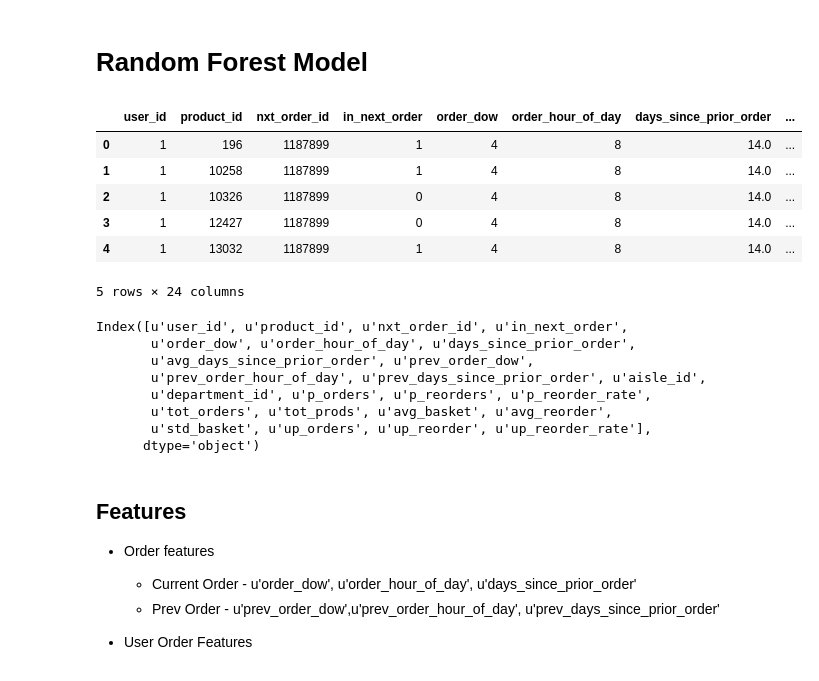
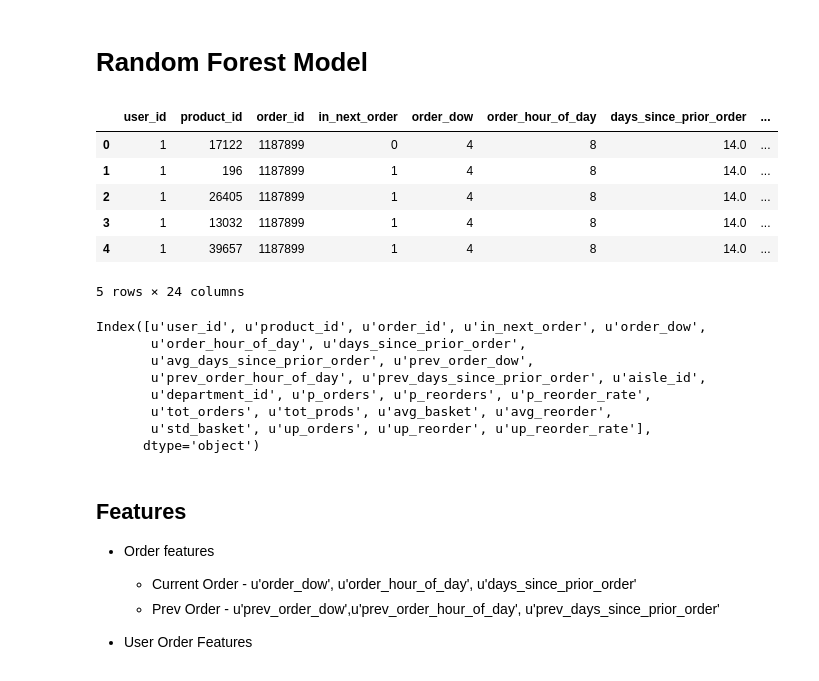
Before and after one commit to subramgo/Instacart, a Jupyter notebook: Model_03_01.ipynb, the cells around one changed output. Cells and saved outputs as stored; diff of their text form; code cells hidden in the pictures.

```diff
--- a/Model_03_01.ipynb
+++ b/Model_03_01.ipynb
@@ -3,23 +3,23 @@
 # %%
 import numpy as np
 import pandas as pd
 
 
-features = pd.read_csv('./data/features_loaded.csv')
+features = pd.read_csv('./features/features_train.csv')
 features.head()
 # %% [output]
-|  | user_id | product_id | nxt_order_id | in_next_order | order_dow | order_hour_of_day | days_since_prior_order | ... |
-| 0 | 1 | 196 | 1187899 | 1 | 4 | 8 | 14.0 | ... |
-| 1 | 1 | 10258 | 1187899 | 1 | 4 | 8 | 14.0 | ... |
-| 2 | 1 | 10326 | 1187899 | 0 | 4 | 8 | 14.0 | ... |
-| 3 | 1 | 12427 | 1187899 | 0 | 4 | 8 | 14.0 | ... |
-| 4 | 1 | 13032 | 1187899 | 1 | 4 | 8 | 14.0 | ... |
+|  | user_id | product_id | order_id | in_next_order | order_dow | order_hour_of_day | days_since_prior_order | ... |
+| 0 | 1 | 17122 | 1187899 | 0 | 4 | 8 | 14.0 | ... |
+| 1 | 1 | 196 | 1187899 | 1 | 4 | 8 | 14.0 | ... |
+| 2 | 1 | 26405 | 1187899 | 1 | 4 | 8 | 14.0 | ... |
+| 3 | 1 | 13032 | 1187899 | 1 | 4 | 8 | 14.0 | ... |
+| 4 | 1 | 39657 | 1187899 | 1 | 4 | 8 | 14.0 | ... |
 5 rows × 24 columns
 # %%
 features.columns
 # %% [output]
-Index([u'user_id', u'product_id', u'nxt_order_id', u'in_next_order',
-       u'order_dow', u'order_hour_of_day', u'days_since_prior_order',
+Index([u'user_id', u'product_id', u'order_id', u'in_next_order', u'order_dow',
+       u'order_hour_of_day', u'days_since_prior_order',
        u'avg_days_since_prior_order', u'prev_order_dow',
        u'prev_order_hour_of_day', u'prev_days_since_prior_order', u'aisle_id',
        u'department_id', u'p_orders', u'p_reorders', u'p_reorder_rate',
```
Also changed, not shown: parts of 6 cells of this notebook, 1 other file.
